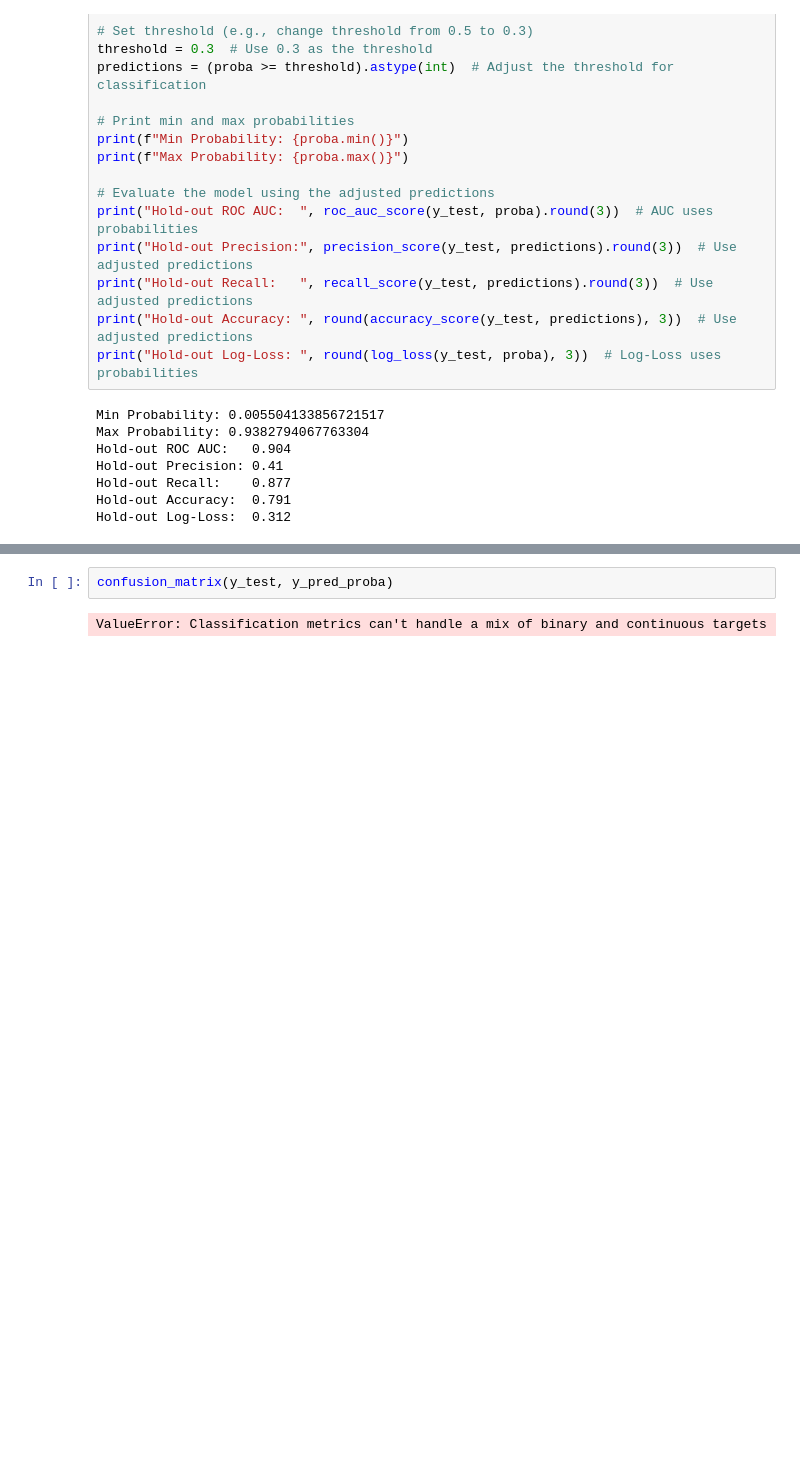
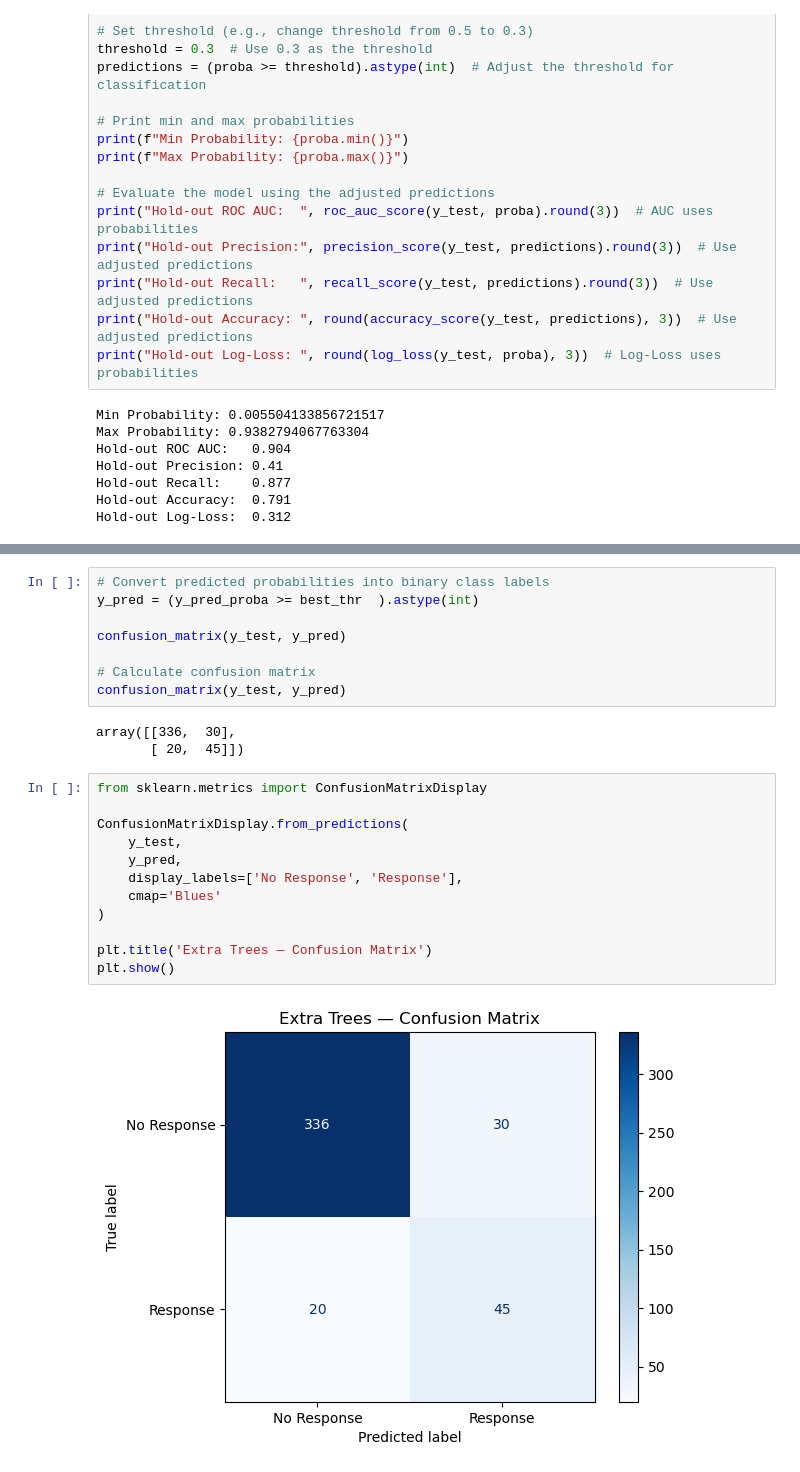
Before and after one commit to bayalams/msc-data-science-s2-ml, a Jupyter notebook: Projects/Project_2_Marketing_Response/04_extra_trees.ipynb, the cells around one changed output, grey strips where cells are left out. Saved outputs shown, nothing was run; the diff lists cells and outputs as text; blank space fills up the shorter version.

```diff
--- a/Projects/Project_2_Marketing_Response/04_extra_trees.ipynb
+++ b/Projects/Project_2_Marketing_Response/04_extra_trees.ipynb
@@ -548,4 +708,25 @@ plt.show()
 # %%
-confusion_matrix(y_test, y_pred_proba)
+# Convert predicted probabilities into binary class labels
+y_pred = (y_pred_proba >= best_thr  ).astype(int)
+
+confusion_matrix(y_test, y_pred)
+
+# Calculate confusion matrix
+confusion_matrix(y_test, y_pred)
 # %% [output]
-ValueError: Classification metrics can't handle a mix of binary and continuous targets
+array([[336,  30],
+       [ 20,  45]])
+# %%
+from sklearn.metrics import ConfusionMatrixDisplay
+
+ConfusionMatrixDisplay.from_predictions(
+    y_test,
+    y_pred,
+    display_labels=['No Response', 'Response'],
+    cmap='Blues'
+)
+
+plt.title('Extra Trees — Confusion Matrix')
+plt.show()
+# %% [output]
+[figure, added]
```
Also changed, not shown: parts of 21 cells of this notebook.
